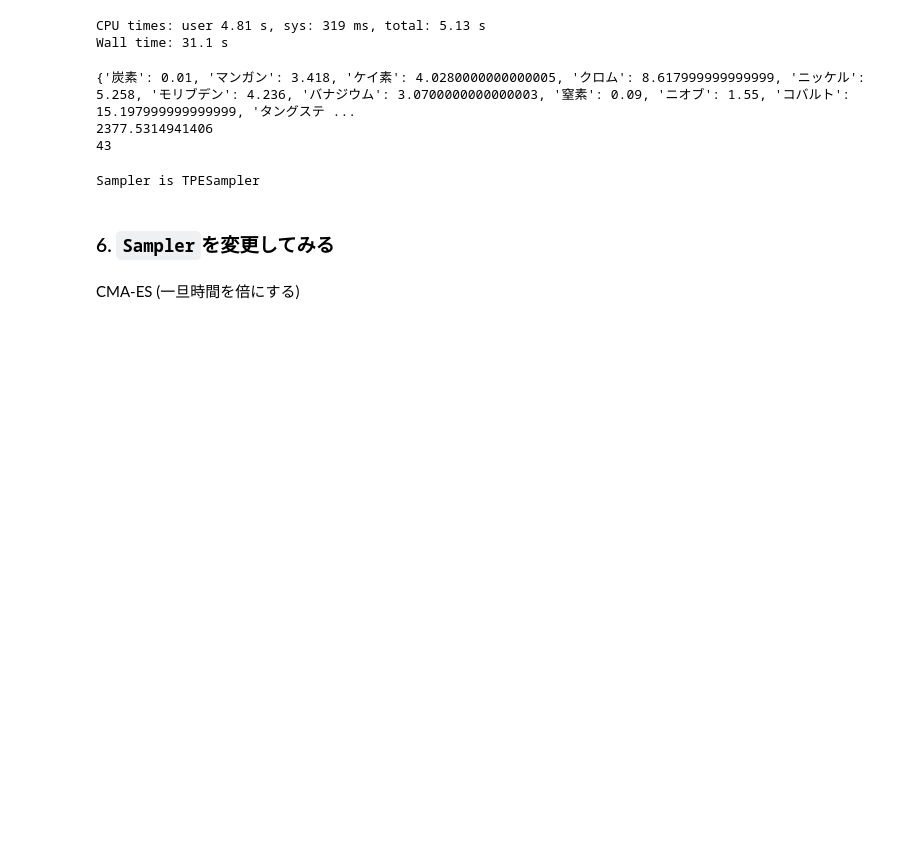
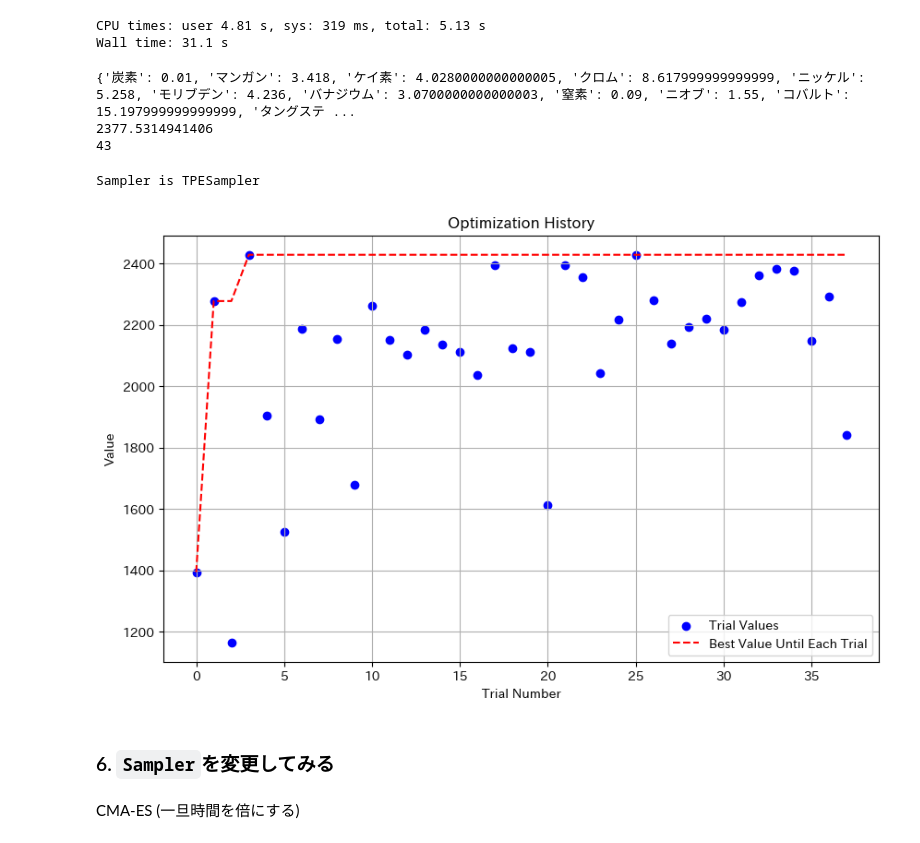
Before and after one commit to ironerumi/opt-workshop, a Jupyter notebook: notebooks/03_optimization_single_objective_サンプル.ipynb, the cells around one changed output. Saved outputs shown, nothing was run; the diff lists cells and outputs as text; code cells hidden in the pictures; blank space fills up the shorter version.

```diff
--- a/notebooks/03_optimization_single_objective_サンプル.ipynb
+++ b/notebooks/03_optimization_single_objective_サンプル.ipynb
@@ -154,9 +154,46 @@ print(study.best_trial.number)
 print(f"Sampler is {study.sampler.__class__.__name__}")
 # %% [output]
 Sampler is TPESampler
-# %%
-# シミュレーション結果を確認
-optuna.visualization.plot_optimization_history(study)
+# %%
+# シミュレーション結果を確認
+# optuna.visualization.plot_optimization_history(study)
+
+
+def custom_plot_optimization_history(study):
+    # Extract trial numbers and values
+    trials = study.trials_dataframe()
+    trial_numbers = trials["number"]
+    values = trials["value"]
+
+    # Calculate the best value until each trial
+    best_values = values.cummax()
+
+    # Create the scatter plot
+    plt.figure(figsize=(10, 6))
+    plt.scatter(trial_numbers, values, label="Trial Values", color="blue")
+
+    # Plot the best values
+    plt.plot(
+        trial_numbers,
+        best_values,
+        color="red",
+        linestyle="--",
+        label="Best Value Until Each Trial",
+    )
+
+    # Add labels and title
+    plt.xlabel("Trial Number")
+    plt.ylabel("Value")
+    plt.title("Optimization History")
+    plt.legend()
+    plt.grid(True)
+    plt.show()
+
+
+# Example usage
+custom_plot_optimization_history(study)
+# %% [output]
+[figure, added]
 # %% [markdown]
 ### 6. `Sampler`を変更してみる
 # %% [markdown]
```
Also changed, not shown: parts of 7 cells of this notebook, 1 other file.
